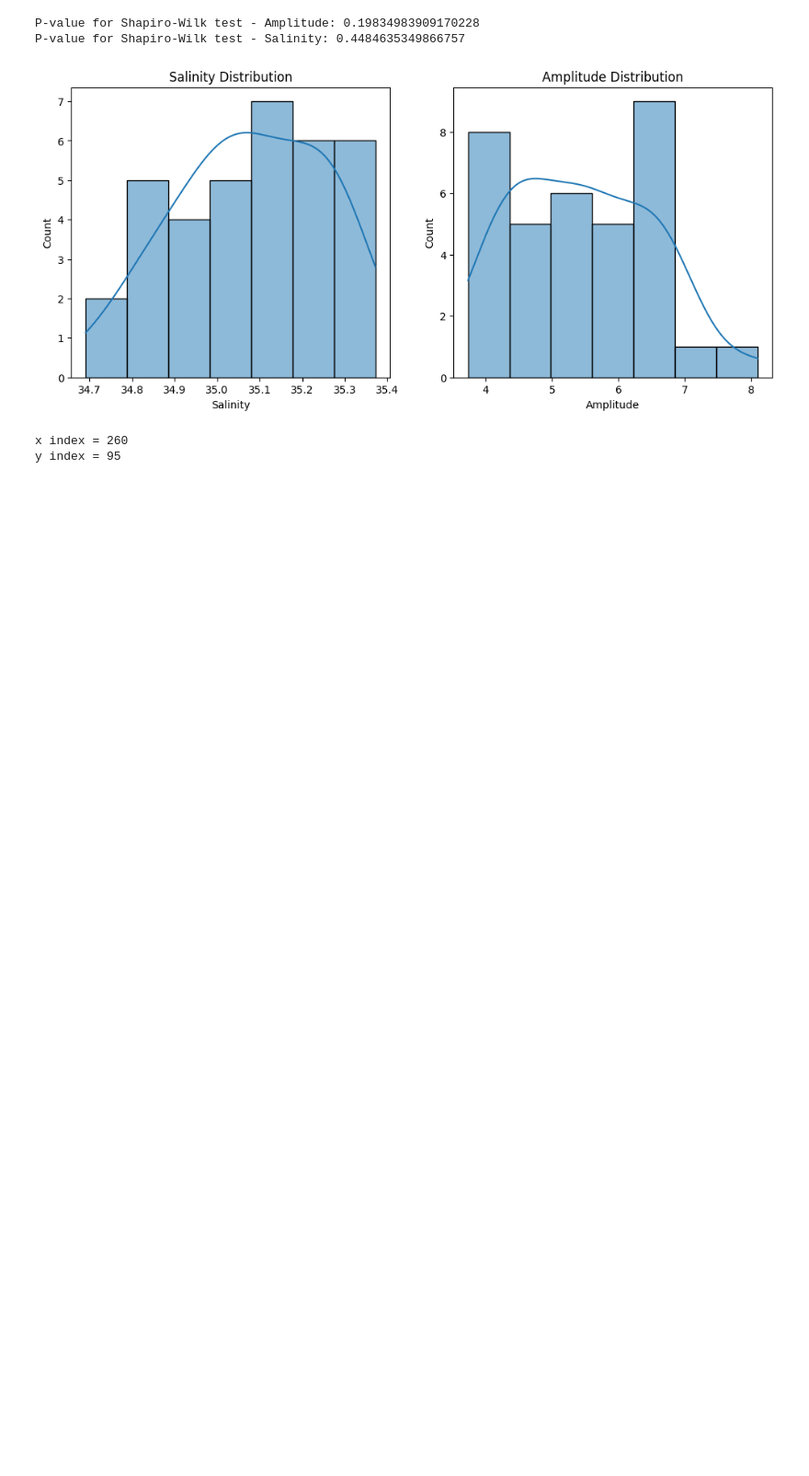
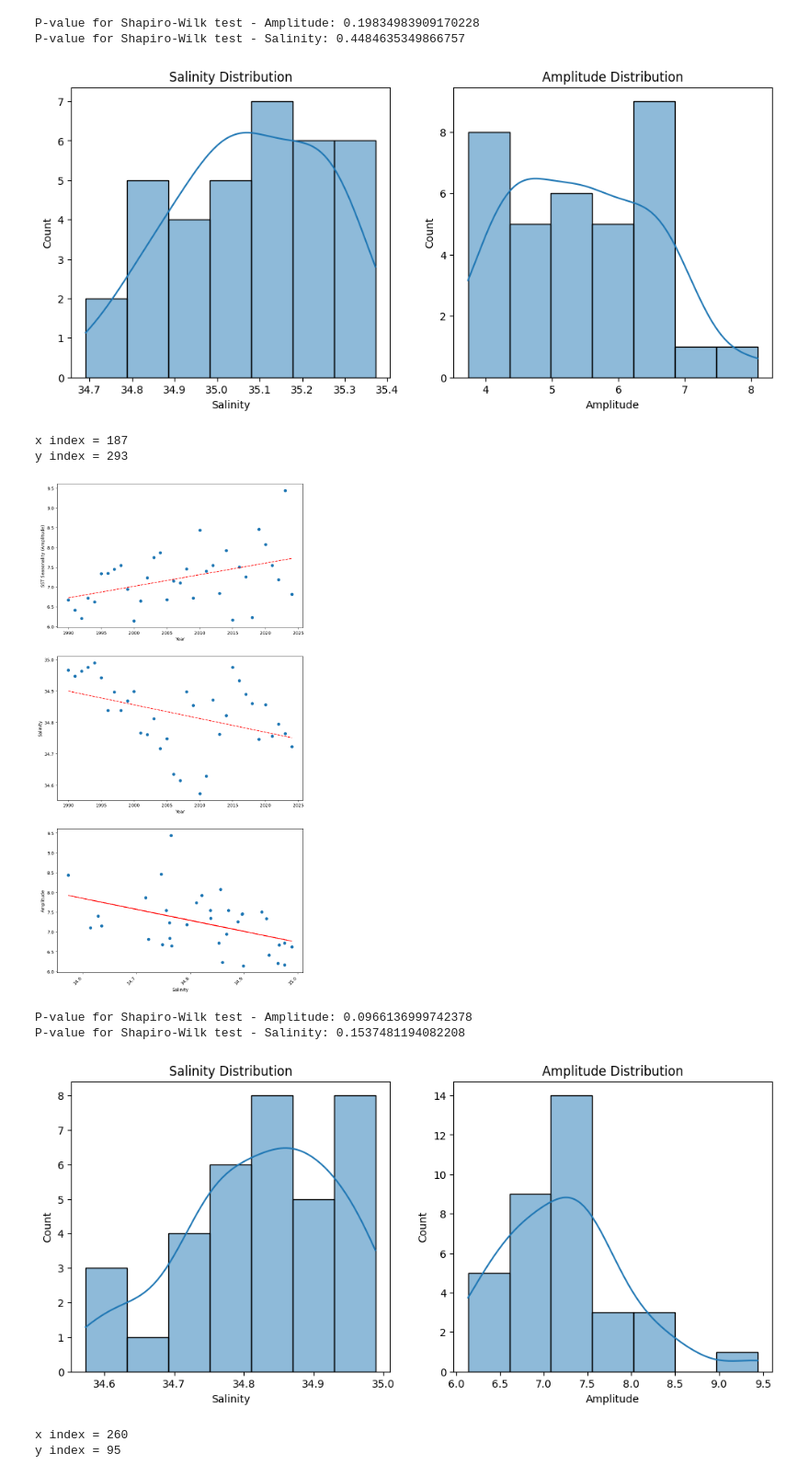
Before and after one commit to Tom-A-H/All-Code-, a Jupyter notebook: CORRELATION/Correlation.ipynb, the cells around one changed output. Shown at 92% size. Saved outputs shown, nothing was run; the diff lists cells and outputs as text; code cells hidden in the pictures; blank space fills up the shorter version.

```diff
--- a/CORRELATION/Correlation.ipynb
+++ b/CORRELATION/Correlation.ipynb
@@ -254,6 +255,60 @@ y index = 258
 P-value for Shapiro-Wilk test - Amplitude: 0.19834983909170228
 P-value for Shapiro-Wilk test - Salinity: 0.4484635349866757
 [figure]
+# %%
+## Consider 40W, 60N
+
+j_idx, i_idx = select_by_lonlat(amplitude, -40.0, 60.0)
+amplitude_ts = amplitude.isel(j=j_idx, i=i_idx)['tos_con'].values
+salinity_ts = salinity.isel(j=j_idx, i=i_idx)['sos_abs'].values
+
+fig, ax = plt.subplots(3, 1, figsize = (10, 20))
+ax0 = ax[0]
+ax1 = ax[1]
+ax2 = ax[2]
+
+ax0.scatter(years, amplitude_ts)
+z = np.polyfit(years, amplitude_ts, 1)
+p = np.poly1d(z)
+ax0.plot(years ,p(years),"r--")
+ax0.set_xlabel('Year')
+ax0.set_ylabel('SST Seasonality (Amplitude)')
+
+ax1.scatter(years, salinity_ts)
+z = np.polyfit(years, salinity_ts, 1)
+p = np.poly1d(z)
+ax1.plot(years ,p(years),"r--")
+ax1.set_xlabel('Year')
+ax1.set_ylabel('Salinity')
+
+ax2.scatter(salinity_ts, amplitude_ts)
+z = np.polyfit(salinity_ts, amplitude_ts, 1)
+p = np.poly1d(z)
+ax2.plot(salinity_ts ,p(salinity_ts),"r--")
+ax2.set_xlabel('Salinity')
+ax2.set_ylabel('Amplitude')
+
+plt.xticks(rotation=45, ha='right')
+plt.show()
+
+print(f'P-value for Shapiro-Wilk test - Amplitude: {shapiro(amplitude_ts).pvalue}')
+print(f'P-value for Shapiro-Wilk test - Salinity: {shapiro(salinity_ts).pvalue}')
+
+fig, ax = plt.subplots(1, 2, figsize=(12, 5))
+sns.histplot(salinity_ts, kde=True, ax=ax[0])
+ax[0].set_title("Salinity Distribution")
+ax[0].set_xlabel("Salinity")
+sns.histplot(amplitude_ts, kde=True, ax=ax[1])
+ax[1].set_title("Amplitude Distribution")
+ax[1].set_xlabel("Amplitude")
+plt.show()
+# %% [output]
+x index = 187
+y index = 293
+[figure, added]
+P-value for Shapiro-Wilk test - Amplitude: 0.0966136999742378
+P-value for Shapiro-Wilk test - Salinity: 0.1537481194082208
+[figure, added]
 # %%
 ## Consider 20W, 24N
 
```
Also changed, not shown: parts of 1 cell of this notebook, 4 other files.
